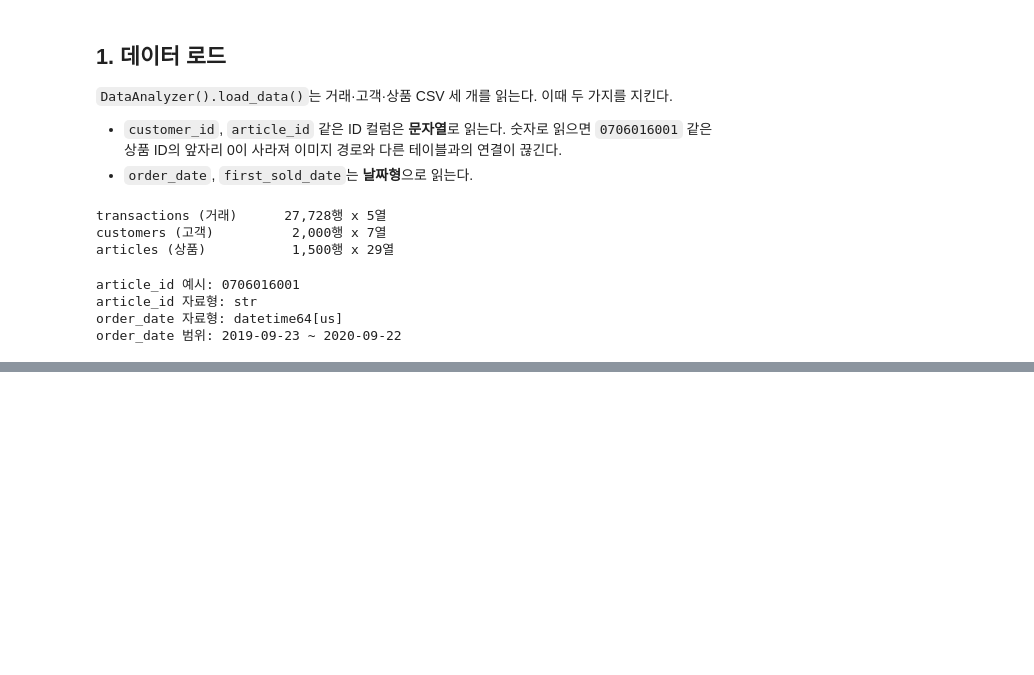
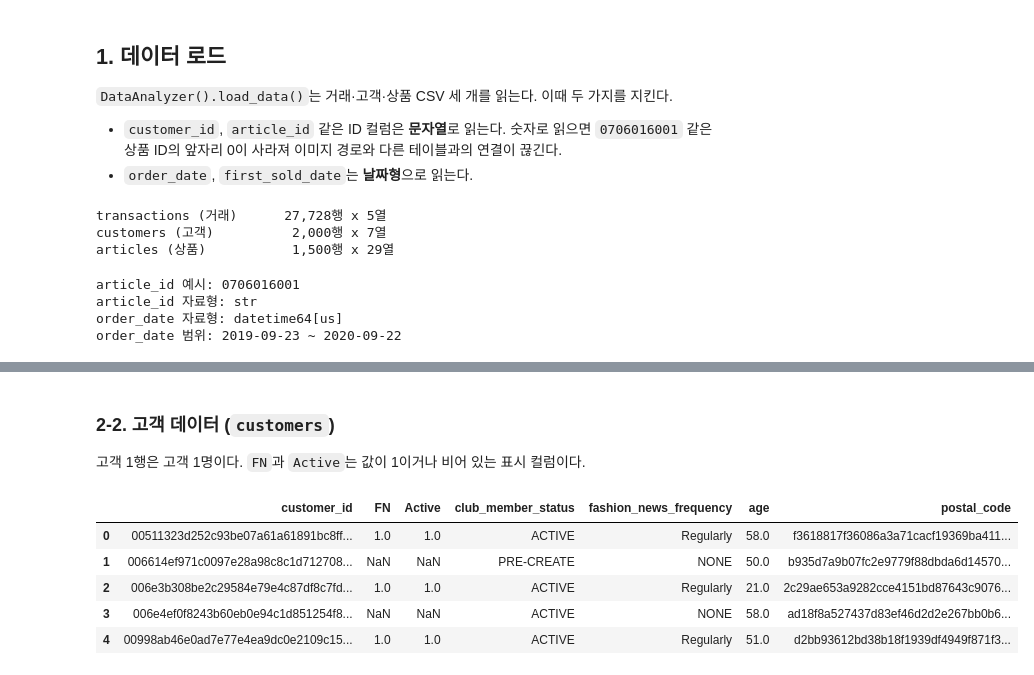
Before and after one commit to kimch0612/Codyssey_A1-1, a Jupyter notebook: notebooks/analysis_report.ipynb, the cells around one changed output, grey strips where cells are left out. Drawn from its saved outputs; the diff is of its cells as text; code cells hidden in the pictures; blank space fills up the shorter version.

```diff
--- a/notebooks/analysis_report.ipynb
+++ b/notebooks/analysis_report.ipynb
@@ -54,0 +114,13 @@ order_date 범위: 2019-09-23 ~ 2020-09-22
+# %% [markdown]
+### 2-2. 고객 데이터 (`customers`)
+
+고객 1행은 고객 1명이다. `FN`과 `Active`는 값이 1이거나 비어 있는 표시 컬럼이다.
+# %%
+analyzer.customers.head()
+# %% [output]
+|  | customer_id | FN | Active | club_member_status | fashion_news_frequency | age | postal_code |
+| 0 | 00511323d252c93be07a61a61891bc8ff... | 1.0 | 1.0 | ACTIVE | Regularly | 58.0 | f3618817f36086a3a71cacf19369ba411... |
+| 1 | 006614ef971c0097e28a98c8c1d712708... | NaN | NaN | PRE-CREATE | NONE | 50.0 | b935d7a9b07fc2e9779f88dbda6d14570... |
+| 2 | 006e3b308be2c29584e79e4c87df8c7fd... | 1.0 | 1.0 | ACTIVE | Regularly | 21.0 | 2c29ae653a9282cce4151bd87643c9076... |
+| 3 | 006e4ef0f8243b60eb0e94c1d851254f8... | NaN | NaN | ACTIVE | NONE | 58.0 | ad18f8a527437d83ef46d2d2e267bb0b6... |
+| 4 | 00998ab46e0ad7e77e4ea9dc0e2109c15... | 1.0 | 1.0 | ACTIVE | Regularly | 51.0 | d2bb93612bd38b18f1939df4949f871f3... |
```
Also changed, not shown: parts of 24 cells of this notebook.
